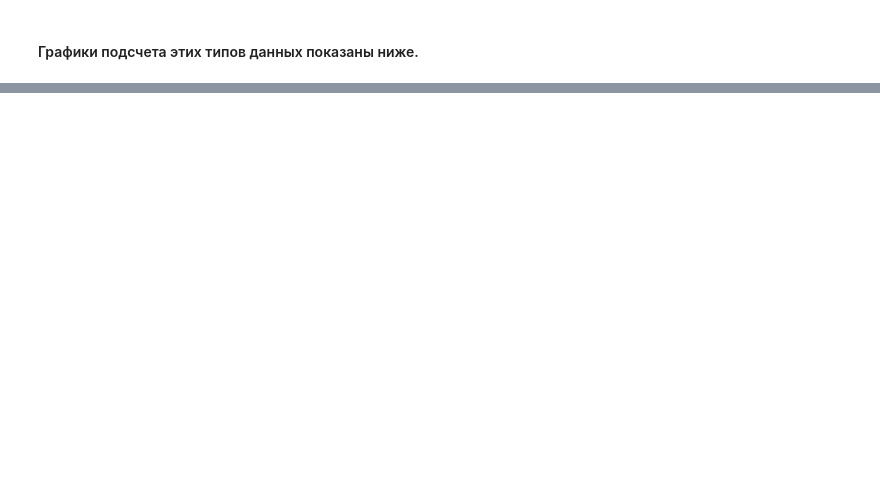
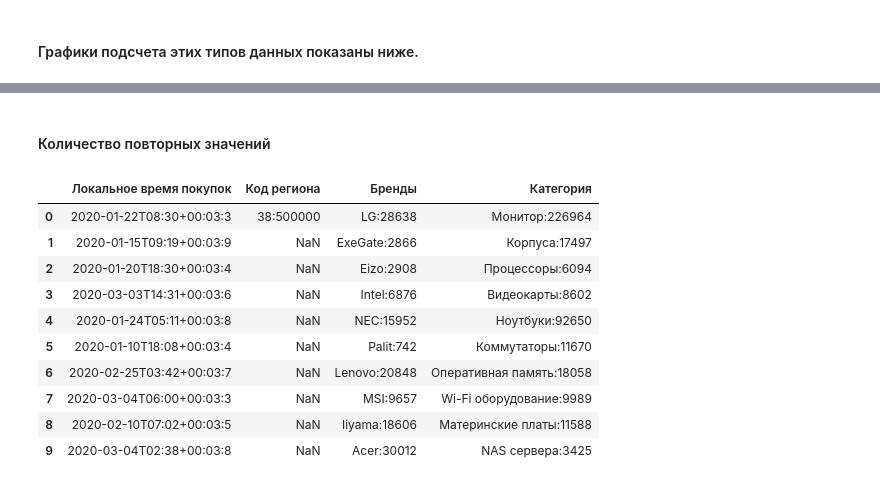
Before and after one commit to bestonly125/k-anonymity, a Jupyter notebook: K_Anonymity_A3.ipynb, the cells around one changed output, grey strips where cells are left out. Saved outputs shown, nothing was run; the diff lists cells and outputs as text; code cells hidden in the pictures; blank space fills up the shorter version.

```diff
--- a/K_Anonymity_A3.ipynb
+++ b/K_Anonymity_A3.ipynb
@@ -91,0 +86,39 @@ for i in range(len(columns)):
+# %% [markdown]
+#### Количество повторных значений
+# %%
+def quantity_qi(arg):
+    quantity = Counter(df[arg])
+    dic_quan = dict(quantity)
+    for idx, item in enumerate(dic_quan.items(),1):
+        if(arg == 'Локальное время покупок'):
+            ws['A' + str(idx + 1)] = f"{item[0]}:{item[1]}"
+            ws['A1'] = f"{arg}"
+        elif(arg == 'Код региона'):
+            ws['B' + str(idx + 1)] = f"{item[0]}:{item[1]}"
+            ws['B1'] = f"{arg}"
+        elif(arg == 'Бренды'):
+            ws['C' + str(idx + 1)] = f"{item[0]}:{item[1]}"
+            ws['C1'] = f"{arg}"
+        elif(arg == 'Категория'):
+            ws['D' + str(idx +1)] = f"{item[0]}:{item[1]}"
+            ws['D1'] = f"{arg}"
+# %%
+wb = Workbook()
+ws = wb.create_sheet("A3")
+for arg in QI:
+    quantity_qi(arg)
+wb.save('quantity.xlsx')
+df2 = pd.read_excel('quantity.xlsx', sheet_name="A3", engine = 'openpyxl')
+df2.head(10)
+# %% [output]
+|  | Локальное время покупок | Код региона | Бренды | Категория |
+| 0 | 2020-01-22T08:30+00:03:3 | 38:500000 | LG:28638 | Монитор:226964 |
+| 1 | 2020-01-15T09:19+00:03:9 | NaN | ExeGate:2866 | Корпуса:17497 |
+| 2 | 2020-01-20T18:30+00:03:4 | NaN | Eizo:2908 | Процессоры:6094 |
+| 3 | 2020-03-03T14:31+00:03:6 | NaN | Intel:6876 | Видеокарты:8602 |
+| 4 | 2020-01-24T05:11+00:03:8 | NaN | NEC:15952 | Ноутбуки:92650 |
+| 5 | 2020-01-10T18:08+00:03:4 | NaN | Palit:742 | Коммутаторы:11670 |
+| 6 | 2020-02-25T03:42+00:03:7 | NaN | Lenovo:20848 | Оперативная память:18058 |
+| 7 | 2020-03-04T06:00+00:03:3 | NaN | MSI:9657 | Wi-Fi оборудование:9989 |
+| 8 | 2020-02-10T07:02+00:03:5 | NaN | Iiyama:18606 | Материнские платы:11588 |
+| 9 | 2020-03-04T02:38+00:03:8 | NaN | Acer:30012 | NAS сервера:3425 |
```
Also changed, not shown: parts of 4 cells of this notebook, 6 other files.
